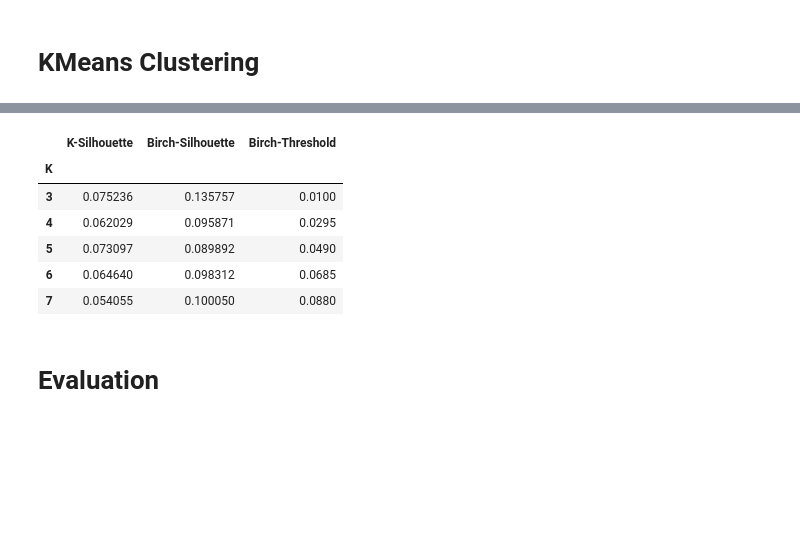
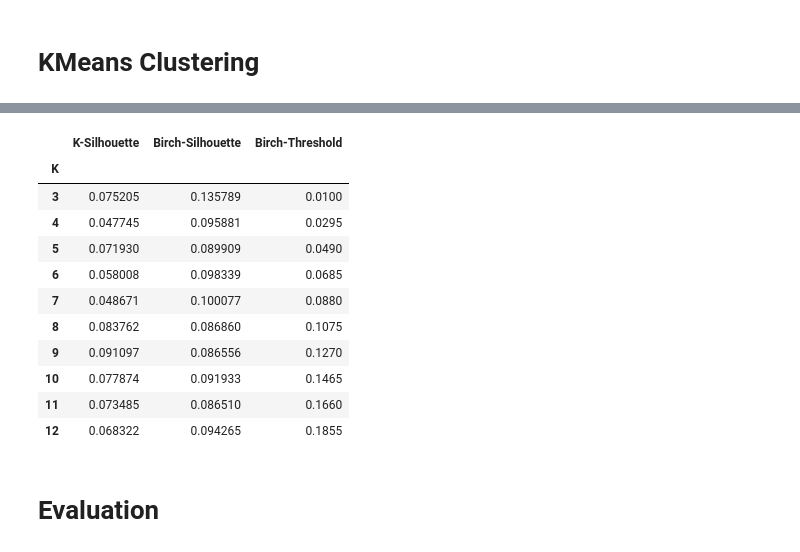
Before and after one commit to odu-emse/mms, a Jupyter notebook: gpt.ipynb, the cells around one changed output, grey strips where cells are left out. Saved outputs shown, nothing was run; the diff lists cells and outputs as text; code cells hidden in the pictures; blank space fills up the shorter version.

```diff
--- a/gpt.ipynb
+++ b/gpt.ipynb
@@ -91,17 +91,20 @@ stop_words.add("basically")
 stop_words.add("maybe")
 # %%
 dataPaths = [
-  "input/600_trans.tsv",
-  "input/601_trans.tsv",
-  "input/603_trans_3.tsv",
-  "input/604_trans.tsv",
-  "input/614_trans.tsv"
+    "input/600_trans.tsv",
+    "input/601_trans.tsv",
+    "input/603_trans_3.tsv",
+    "input/604_trans.tsv",
+    "input/614_trans.tsv",
 ]
 
 data = None
 
 for dataFile in dataPaths:
-  data = pd.concat([data, pd.read_csv(dataFile, sep='\t', header=0, encoding='utf-8')], ignore_index=True)
+    data = pd.concat(
+        [data, pd.read_csv(dataFile, sep="\t", header=0, encoding="utf-8")],
+        ignore_index=True,
+    )
 # %%
 data.info()
 # %% [output]
@@ -280,8 +283,13 @@ df.head()
 # merge features and transcript columns
 
 df["combined"] = (
-  "Title: " + df.name.str.strip() + "; Description: " + df.features.str.strip() + "; Transcript: " + df.transcript.str.strip()
-  )
+    "Title: "
+    + df.name.str.strip()
+    + "; Description: "
+    + df.features.str.strip()
+    + "; Transcript: "
+    + df.transcript.str.strip()
+)
 
 df = df.drop(columns=["transcript", "features"])
 
@@ -384,13 +443,18 @@ best_threshold = cluster_results_km.loc[best_birch, 'Birch-Threshold']
 # %%
-cluster_results_km.head()
+cluster_results_km.head(10)
 # %% [output]
 |  | K-Silhouette | Birch-Silhouette | Birch-Threshold |
 | K |  |  |  |
-| 3 | 0.075236 | 0.135757 | 0.0100 |
-| 4 | 0.062029 | 0.095871 | 0.0295 |
-| 5 | 0.073097 | 0.089892 | 0.0490 |
-| 6 | 0.064640 | 0.098312 | 0.0685 |
-| 7 | 0.054055 | 0.100050 | 0.0880 |
+| 3 | 0.075205 | 0.135789 | 0.0100 |
+| 4 | 0.047745 | 0.095881 | 0.0295 |
+| 5 | 0.071930 | 0.089909 | 0.0490 |
+| 6 | 0.058008 | 0.098339 | 0.0685 |
+| 7 | 0.048671 | 0.100077 | 0.0880 |
+| 8 | 0.083762 | 0.086860 | 0.1075 |
+| 9 | 0.091097 | 0.086556 | 0.1270 |
+| 10 | 0.077874 | 0.091933 | 0.1465 |
+| 11 | 0.073485 | 0.086510 | 0.1660 |
+| 12 | 0.068322 | 0.094265 | 0.1855 |
 # %%
 n_clusters = best_k
 
```
Also changed, not shown: parts of 21 cells of this notebook, 2 other files.
